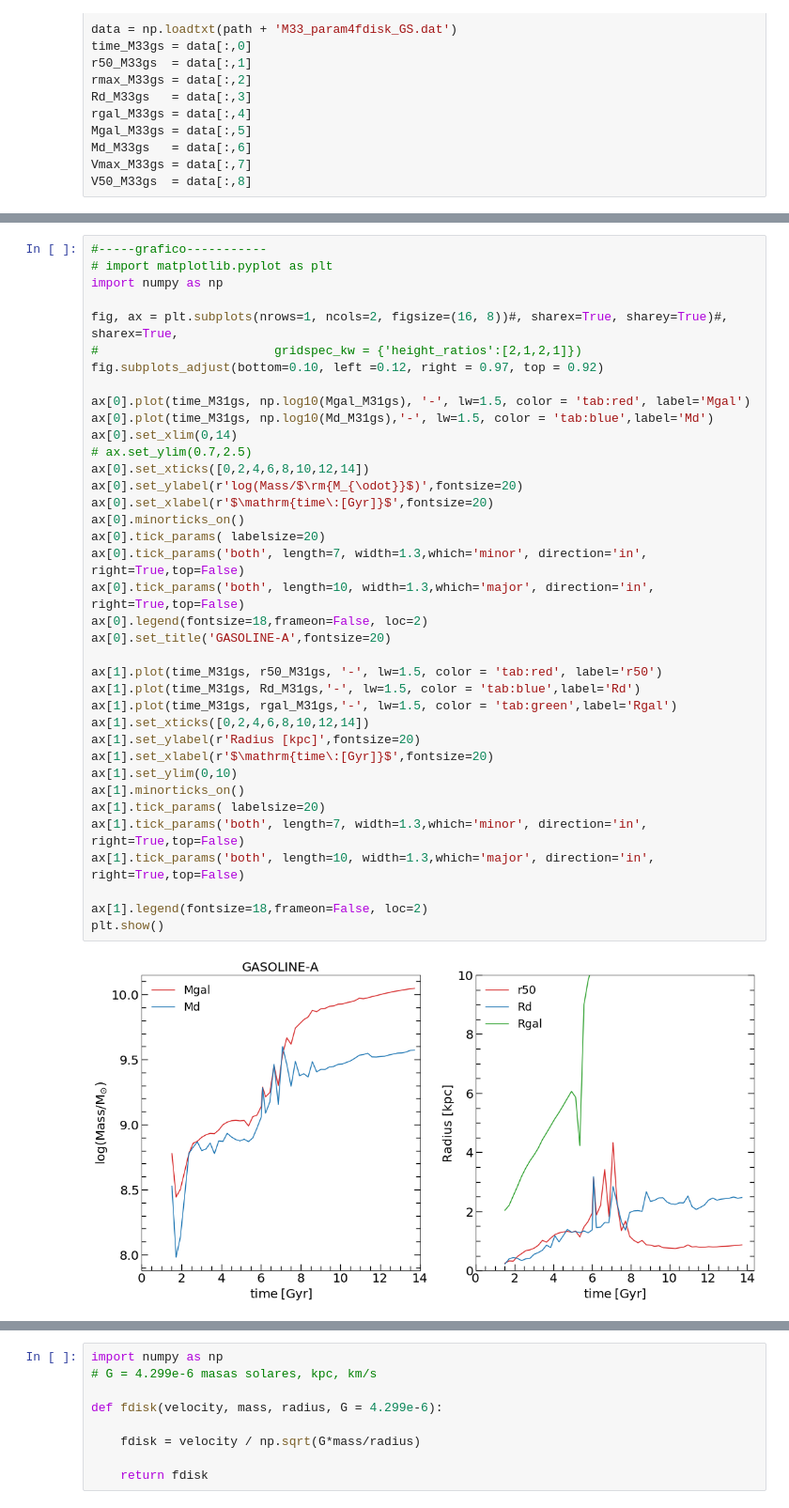
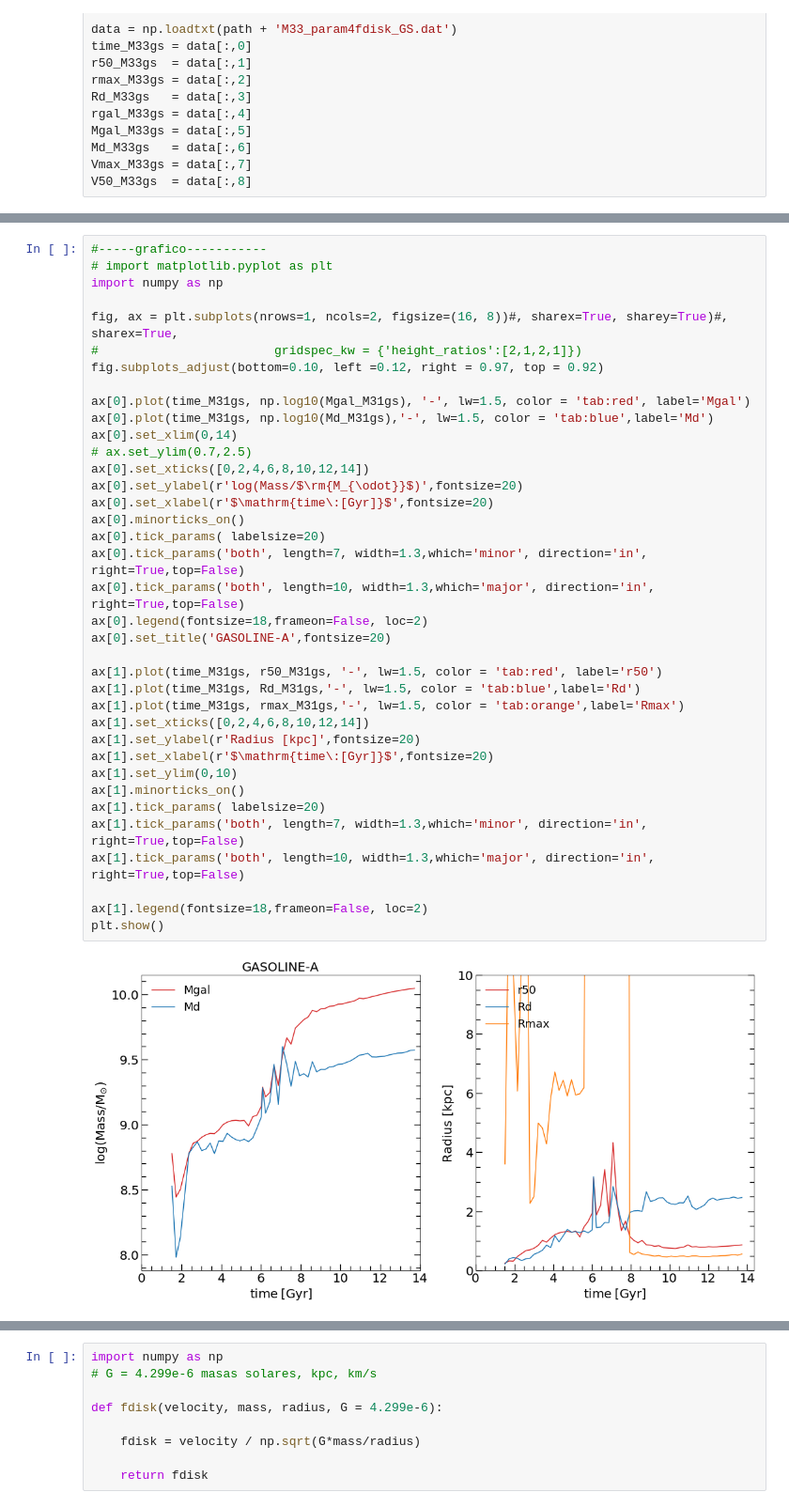
Before and after one commit to ornemarioni/Barras_GdGs, a Jupyter notebook: Barras_Gd/programs/fdisk_test_referee.ipynb, the cells around one changed output, grey strips where cells are left out. Shown at 94% size. Saved outputs shown, nothing was run; the diff lists cells and outputs as text.

```diff
--- a/Barras_Gd/programs/fdisk_test_referee.ipynb
+++ b/Barras_Gd/programs/fdisk_test_referee.ipynb
@@ -572,35 +574,35 @@ fig, ax = plt.subplots(nrows=1, ncols=2, figsize=(16, 8))#, sharex=True, sharey=
 fig.subplots_adjust(bottom=0.10, left =0.12, right = 0.97, top = 0.92)
 
 ax[0].plot(time_M31gs, np.log10(Mgal_M31gs), '-', lw=1.5, color = 'tab:red', label='Mgal')
 ax[0].plot(time_M31gs, np.log10(Md_M31gs),'-', lw=1.5, color = 'tab:blue',label='Md')
 ax[0].set_xlim(0,14)
 # ax.set_ylim(0.7,2.5)
 ax[0].set_xticks([0,2,4,6,8,10,12,14])
 ax[0].set_ylabel(r'log(Mass/$\rm{M_{\odot}}$)',fontsize=20)
 ax[0].set_xlabel(r'$\mathrm{time\:[Gyr]}$',fontsize=20)
 ax[0].minorticks_on()
 ax[0].tick_params( labelsize=20)
 ax[0].tick_params('both', length=7, width=1.3,which='minor', direction='in', right=True,top=False)
 ax[0].tick_params('both', length=10, width=1.3,which='major', direction='in', right=True,top=False)
 ax[0].legend(fontsize=18,frameon=False, loc=2)
 ax[0].set_title('GASOLINE-A',fontsize=20)
 
 ax[1].plot(time_M31gs, r50_M31gs, '-', lw=1.5, color = 'tab:red', label='r50')
 ax[1].plot(time_M31gs, Rd_M31gs,'-', lw=1.5, color = 'tab:blue',label='Rd')
-ax[1].plot(time_M31gs, rgal_M31gs,'-', lw=1.5, color = 'tab:green',label='Rgal')
+ax[1].plot(time_M31gs, rmax_M31gs,'-', lw=1.5, color = 'tab:orange',label='Rmax')
 ax[1].set_xticks([0,2,4,6,8,10,12,14])
 ax[1].set_ylabel(r'Radius [kpc]',fontsize=20)
 ax[1].set_xlabel(r'$\mathrm{time\:[Gyr]}$',fontsize=20)
 ax[1].set_ylim(0,10)
 ax[1].minorticks_on()
 ax[1].tick_params( labelsize=20)
 ax[1].tick_params('both', length=7, width=1.3,which='minor', direction='in', right=True,top=False)
 ax[1].tick_params('both', length=10, width=1.3,which='major', direction='in', right=True,top=False)
 
 ax[1].legend(fontsize=18,frameon=False, loc=2)
 plt.show()
 # %% [output]
-[figure, old version]
+[figure, new version]
 # %%
 #-----grafico-----------
 # import matplotlib.pyplot as plt
```
Also changed, not shown: parts of 7 cells of this notebook, 1 other file.
